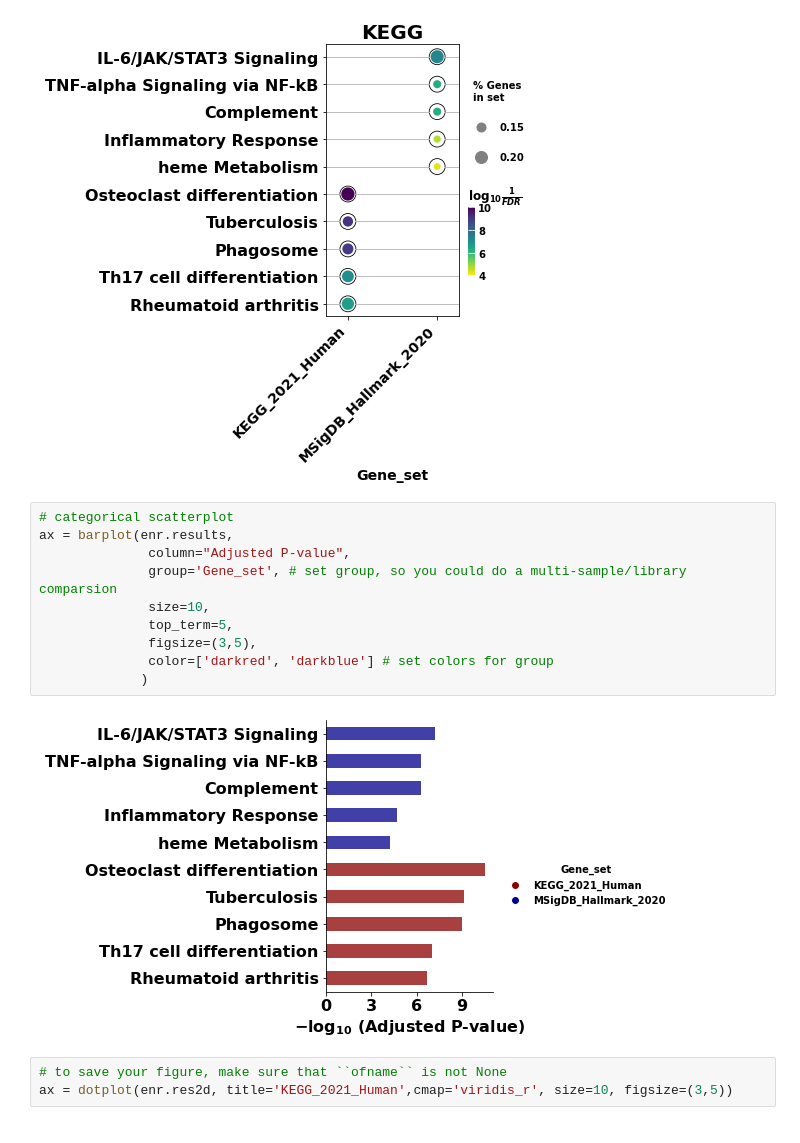
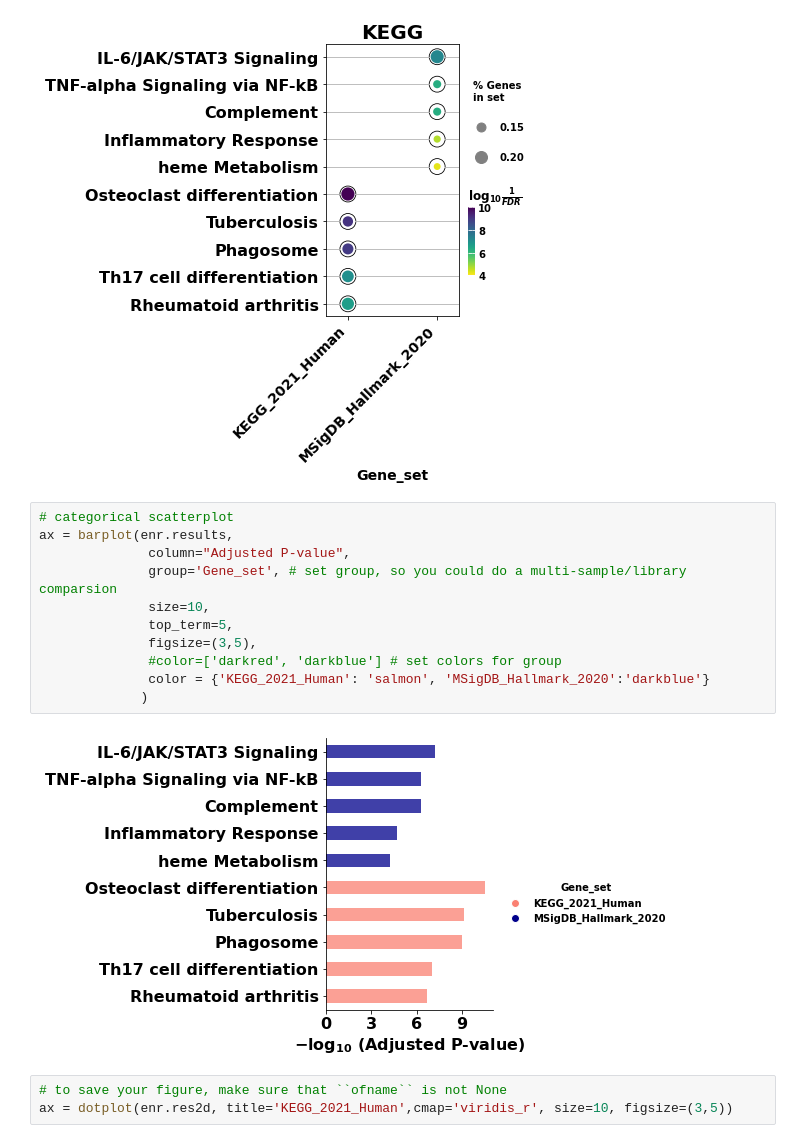
Before and after one commit to zqfang/GSEApy, a Jupyter notebook: docs/gseapy_example.ipynb, the cells around one changed output. Cells and saved outputs as stored; diff of their text form.

```diff
--- a/docs/gseapy_example.ipynb
+++ b/docs/gseapy_example.ipynb
@@ -349,15 +349,16 @@ ax = dotplot(enr.results,
 # %%
 # categorical scatterplot
 ax = barplot(enr.results,
               column="Adjusted P-value",
               group='Gene_set', # set group, so you could do a multi-sample/library comparsion
               size=10,
               top_term=5,
               figsize=(3,5),
-              color=['darkred', 'darkblue'] # set colors for group
+              #color=['darkred', 'darkblue'] # set colors for group
+              color = {'KEGG_2021_Human': 'salmon', 'MSigDB_Hallmark_2020':'darkblue'}
              )
 # %% [output]
-[figure, old version]
+[figure, new version]
 # %%
 # to save your figure, make sure that ``ofname`` is not None
 ax = dotplot(enr.res2d, title='KEGG_2021_Human',cmap='viridis_r', size=10, figsize=(3,5))
```
Also changed, not shown: parts of 20 cells of this notebook.
